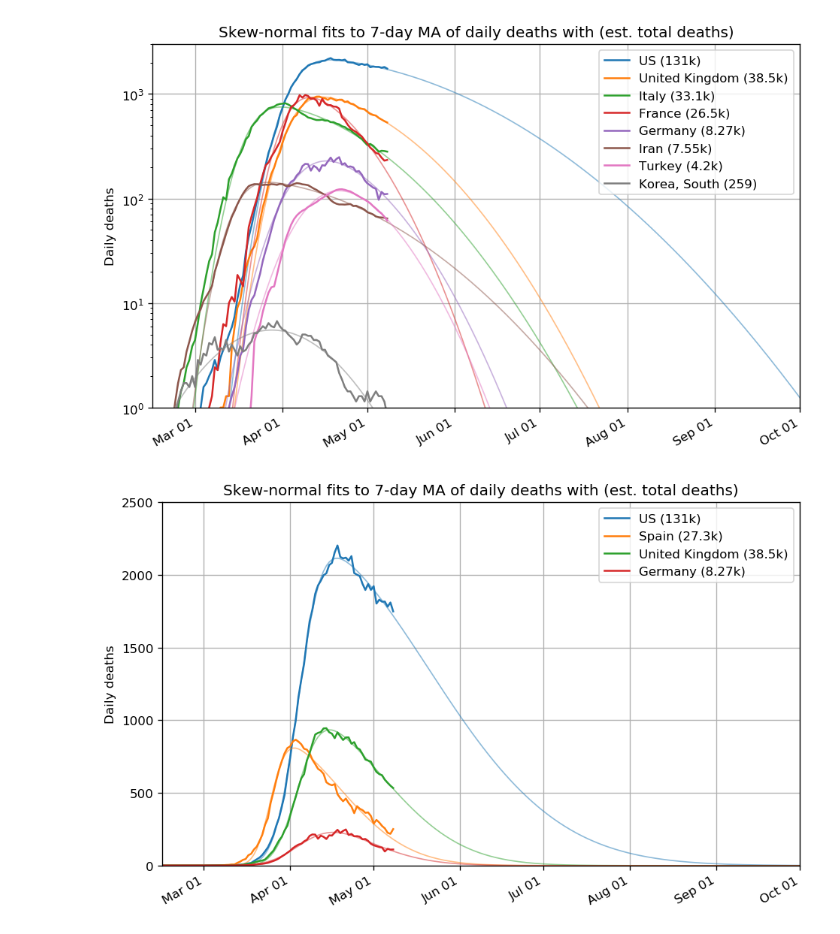
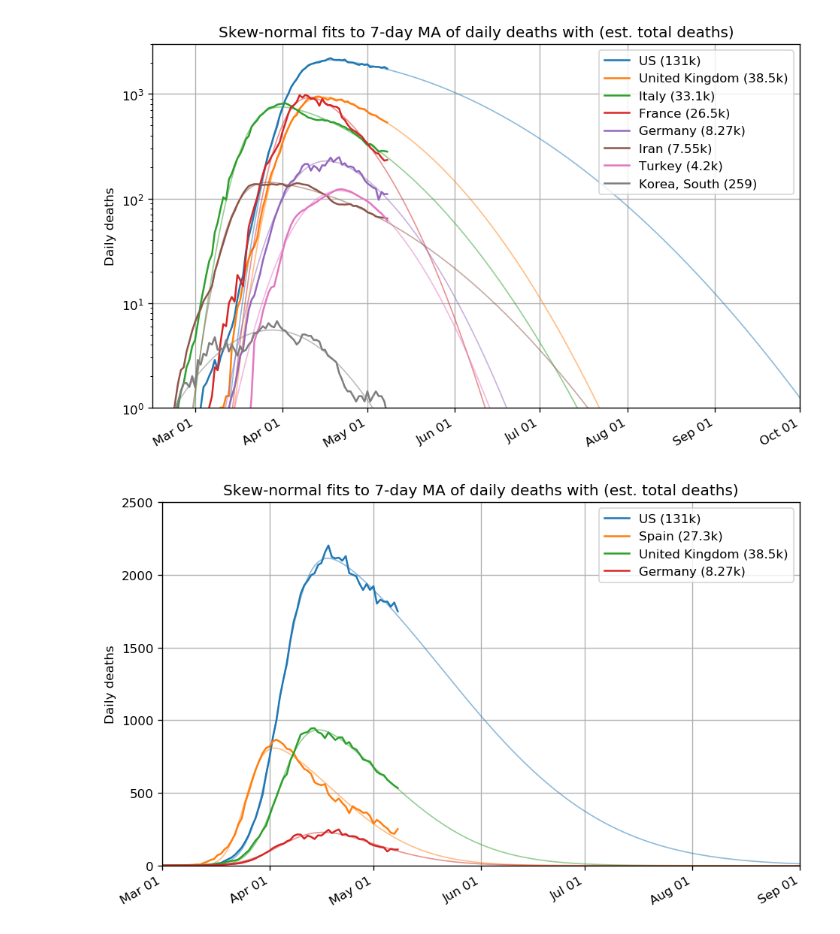
Before and after one commit to LaurentLessard/covid19, a Jupyter notebook: covid_forecast.ipynb, the cells around one changed output. Drawn from its saved outputs; the diff is of its cells as text; code cells hidden in the pictures.

```diff
--- a/covid_forecast.ipynb
+++ b/covid_forecast.ipynb
@@ -300,37 +300,37 @@ fig.autofmt_xdate()
 date_format = "%b %d"
 
 # date range to use for forecasting
-pred_start = datetime.date(2020, 2, 15)
-pred_end   = datetime.date(2020, 10, 1)
+pred_start = datetime.date(2020, 3, 1)
+pred_end   = datetime.date(2020, 9, 1)
 
 for c in countries:
     color = next(ax._get_lines.prop_cycler)['color']
 
     p = fit( y[c], skew_gaussian, y[c].index[0], y[c].index[-1], p0=[max(y[c]),80,20,1] )
     ypred = forecast( skew_gaussian, pred_start, pred_end, p )
 #     print("%s  -- (%d,%d,%d,%d)" % (c, *p))
 
     # plot raw data and fits
     tot_pred_deaths = sum(ypred)
     if tot_pred_deaths < 1000:
         disp_tot = "%.3g" % tot_pred_deaths
     else:
         disp_tot = "%.3gk" % (tot_pred_deaths/1000)
 
     plt.plot( y[c], color=color, label="%s (%s)" % (c,disp_tot) )
     plt.plot( ypred, linewidth=1, alpha=0.5, color=color )
 
 # format plot
 # plt.yscale("log")
 ax.xaxis.set_major_formatter(DateFormatter(date_format))
 ax.autoscale(enable=True, axis='x', tight=True)
 plt.title("Skew-normal fits to 7-day MA of daily deaths with (est. total deaths)")
 plt.ylabel("Daily deaths")
 plt.ylim(ymin=0,ymax=2500)
 plt.xlim(xmin=pred_start, xmax=pred_end)
 plt.grid()
 plt.legend()
 plt.tight_layout()
 plt.savefig("figures/skew_normal_model_linear.png")
 # %% [output]
-[figure, old version]
+[figure, new version]
```
